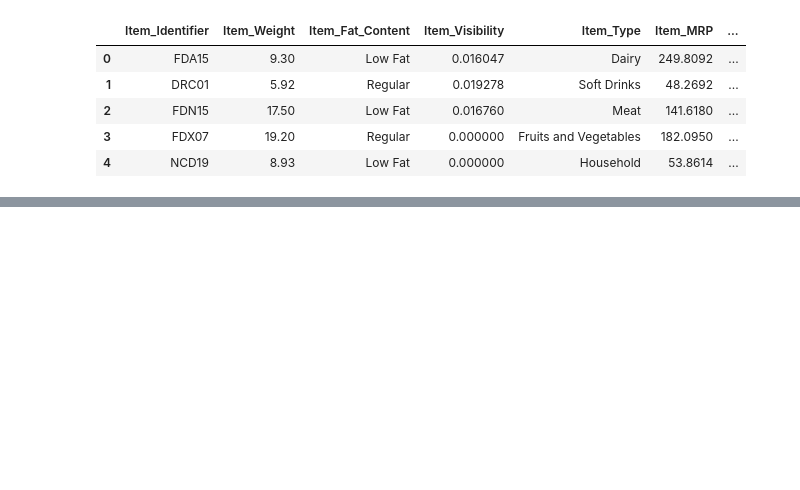
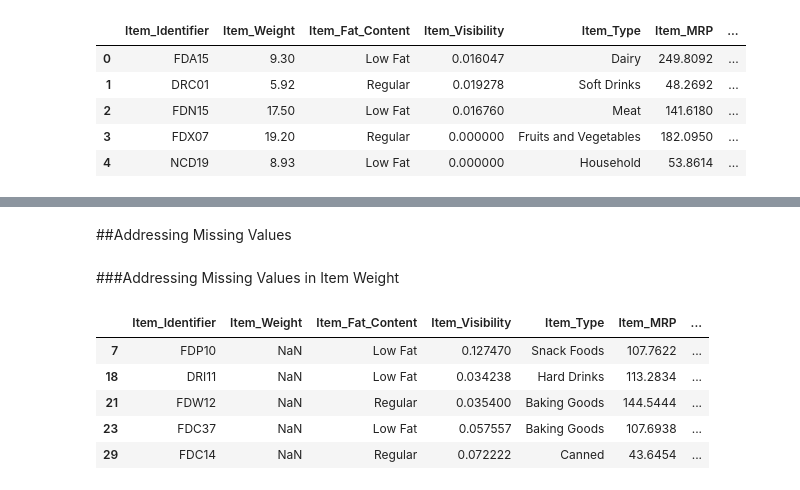
Before and after one commit to kzengg/Sales_Predictions, a Jupyter notebook: Sales_Prediction.ipynb, the cells around one changed output, grey strips where cells are left out. Saved outputs shown, nothing was run; the diff lists cells and outputs as text; code cells hidden in the pictures; blank space fills up the shorter version.

```diff
--- a/Sales_Prediction.ipynb
+++ b/Sales_Prediction.ipynb
@@ -16,0 +93,18 @@ df.head()
+# %% [markdown]
+##Addressing Missing Values
+# %% [markdown]
+###Addressing Missing Values in Item Weight
+# %%
+#Checking to see what items are null values for weight
+weightnull = pd.isnull(df["Item_Weight"])
+
+nullweight = df[weightnull]
+# %%
+nullweight.head()
+# %% [output]
+|  | Item_Identifier | Item_Weight | Item_Fat_Content | Item_Visibility | Item_Type | Item_MRP | ... |
+| 7 | FDP10 | NaN | Low Fat | 0.127470 | Snack Foods | 107.7622 | ... |
+| 18 | DRI11 | NaN | Low Fat | 0.034238 | Hard Drinks | 113.2834 | ... |
+| 21 | FDW12 | NaN | Regular | 0.035400 | Baking Goods | 144.5444 | ... |
+| 23 | FDC37 | NaN | Low Fat | 0.057557 | Baking Goods | 107.6938 | ... |
+| 29 | FDC14 | NaN | Regular | 0.072222 | Canned | 43.6454 | ... |
```
Also changed, not shown: parts of 34 cells of this notebook.
